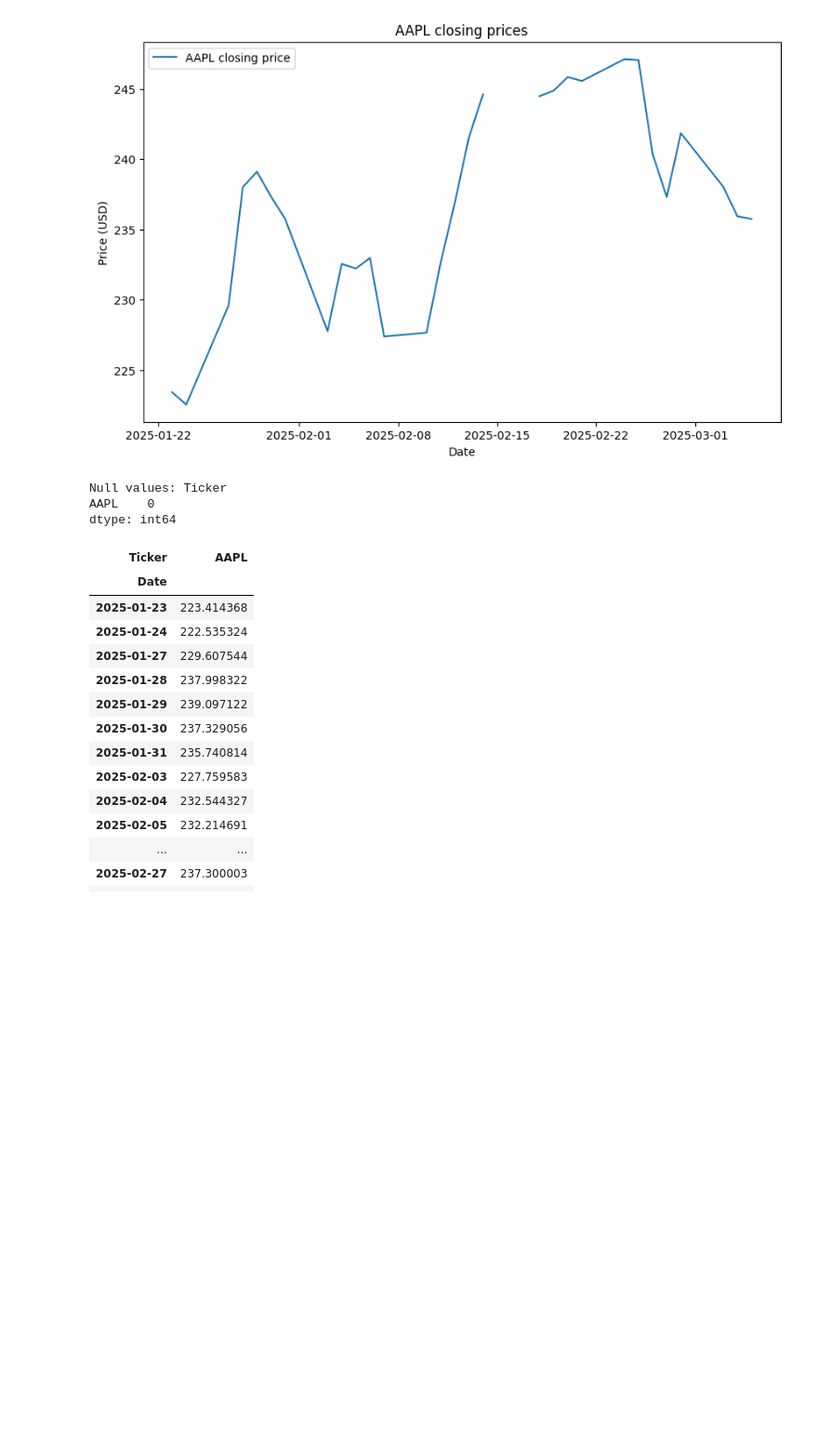
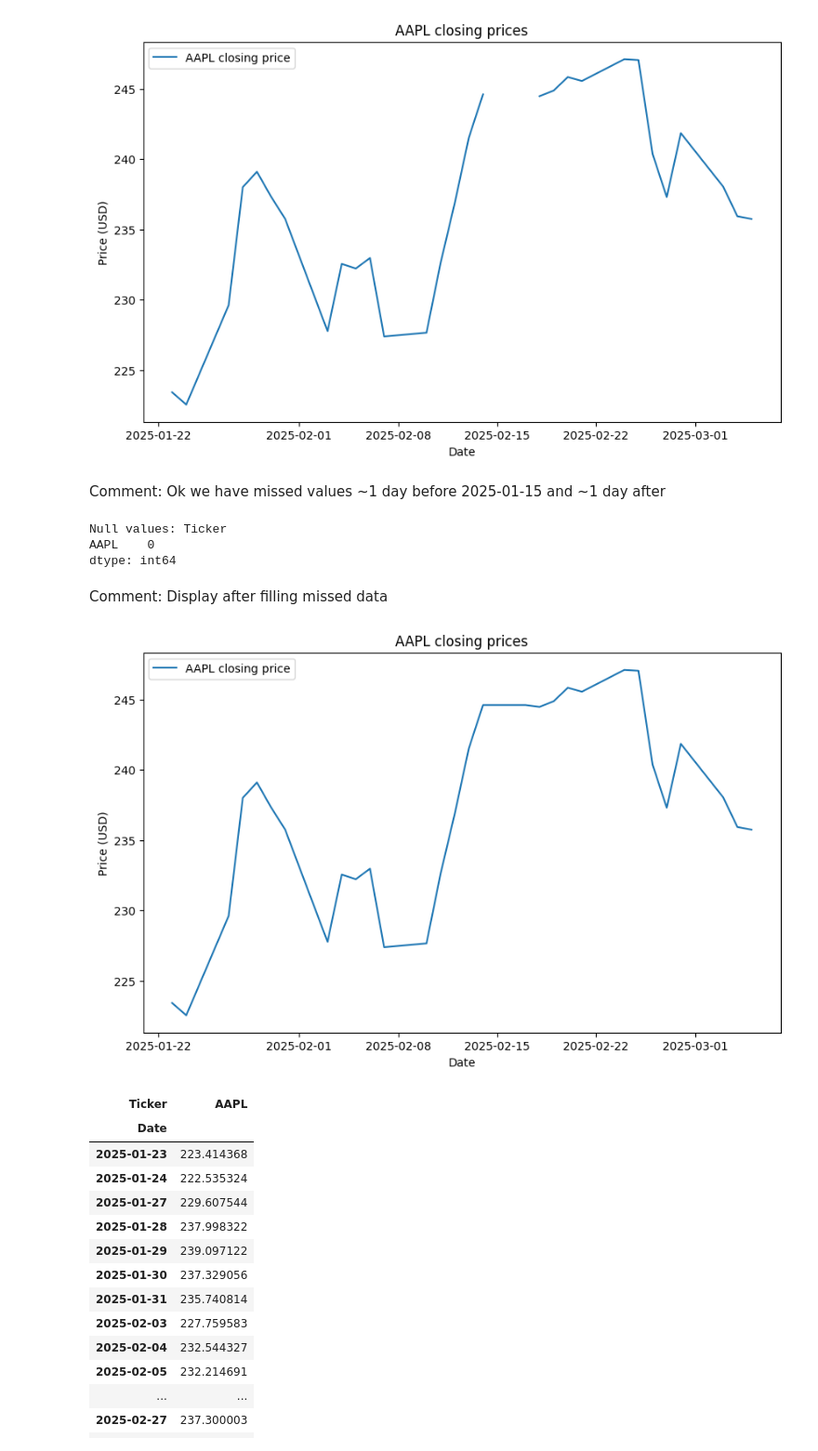
Before and after one commit to svetlanama/Data-Science-in-Finance-, a Jupyter notebook: DSIF9_0_Time_series_modelling_in_Financial_Services.ipynb, the cells around one changed output. Shown: that part at 93% size. Cells and saved outputs as stored; diff of their text form; code cells hidden in the pictures; blank space fills up the shorter version.

```diff
--- a/DSIF9_0_Time_series_modelling_in_Financial_Services.ipynb
+++ b/DSIF9_0_Time_series_modelling_in_Financial_Services.ipynb
@@ -753,6 +752,8 @@ Date
 plot_stock_price(stock_data.tail(30), chosen_stock)
 # %% [output]
 [figure]
+# %% [markdown]
+Comment: Ok we have missed values ~1 day before 2025-01-15 and ~1 day after
 # %%
 ## Fill missing data points (optional, depending on the data)
 stock_data['Close'] = stock_data['Close'].ffill()
@@ -768,6 +769,12 @@ print(f"Null values: {nas} \n \n")
 Null values: Ticker
 AAPL    0
 dtype: int64
+# %% [markdown]
+Comment: Display after filling missed data
+# %%
+plot_stock_price(stock_data.tail(30), chosen_stock)
+# %% [output]
+[figure, added]
 # %%
 stock_data['Close'].tail(30)
 # %% [output]
```
Also changed, not shown: parts of 11 cells of this notebook.
